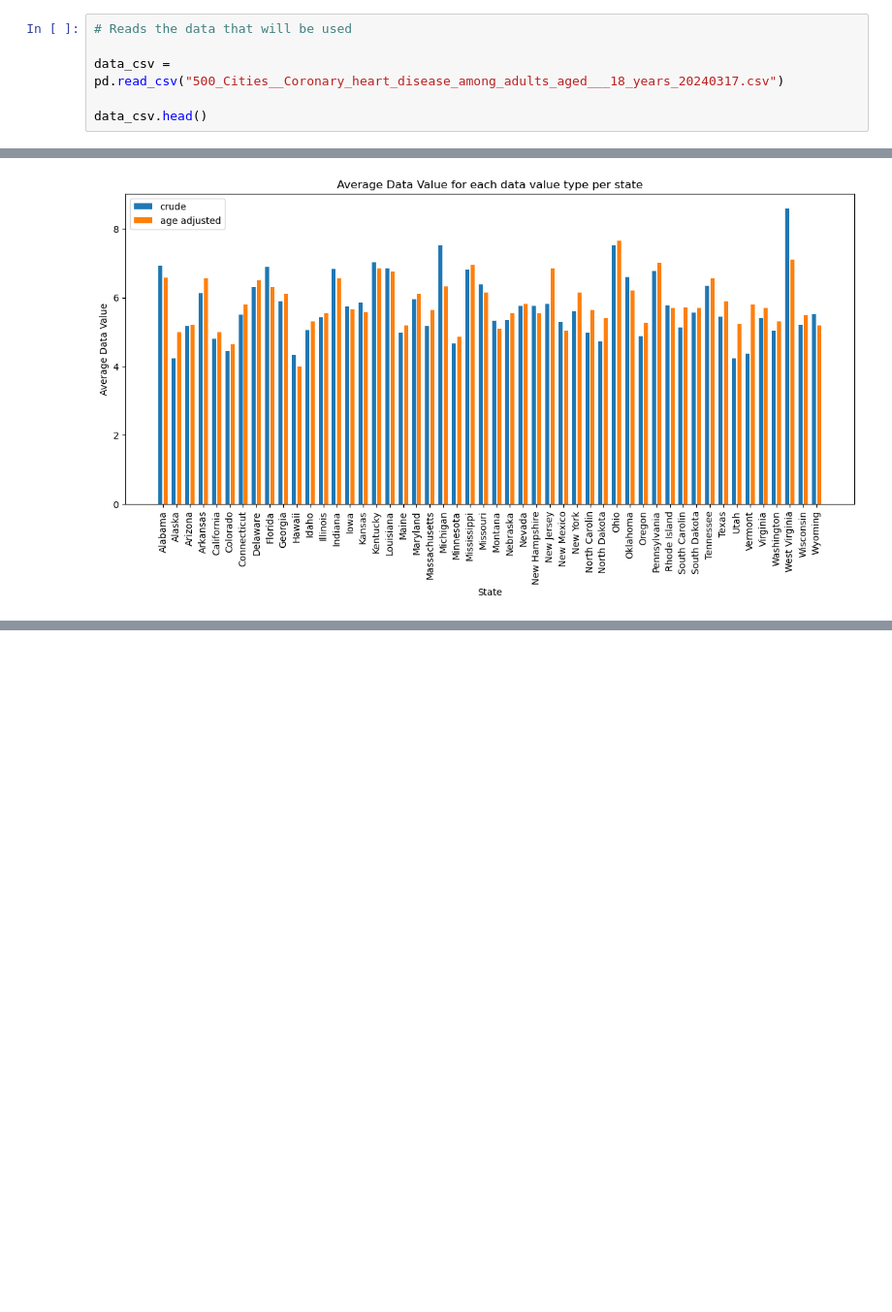
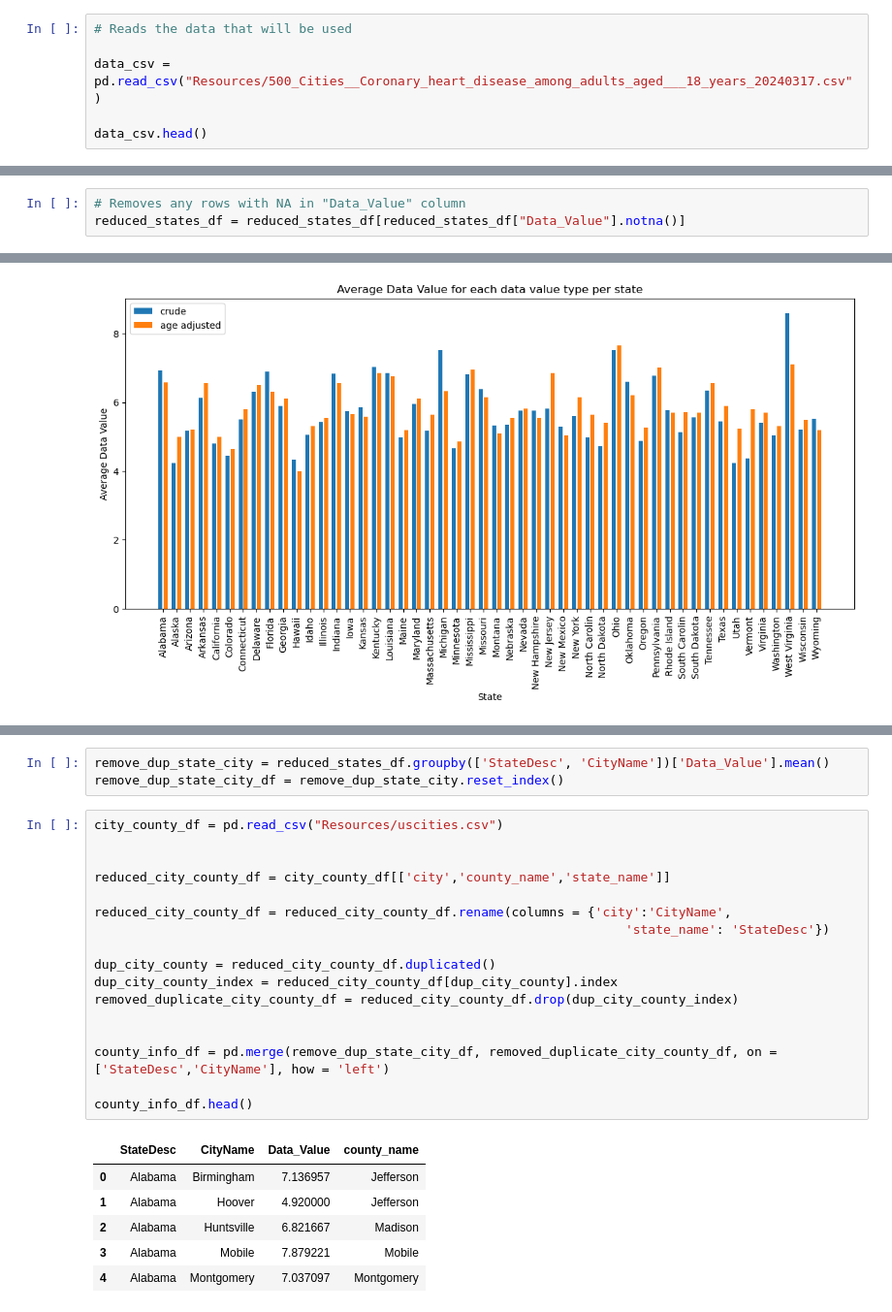
Before and after one commit to divya-jindal/project-1, a Jupyter notebook: Cities_heart_disease.ipynb, the cells around one changed output, grey strips where cells are left out. Shown at 97% size. Cells and saved outputs as stored; diff of their text form; blank space fills up the shorter version.

```diff
--- a/Cities_heart_disease.ipynb
+++ b/Cities_heart_disease.ipynb
@@ -7,7 +7,7 @@ from scipy.stats import linregress
 # %%
 # Reads the data that will be used
 
-data_csv = pd.read_csv("500_Cities__Coronary_heart_disease_among_adults_aged___18_years_20240317.csv")
+data_csv = pd.read_csv("Resources/500_Cities__Coronary_heart_disease_among_adults_aged___18_years_20240317.csv")
 
 data_csv.head()
 # %% [output]
@@ -80,6 +80,9 @@ reduced_states_df.head()
 | 2 | Arizona | Chandler | Crude prevalence | 3.8 | 236123 | (33.28318981, -111.852210033) |
 | 3 | Arizona | Surprise | Crude prevalence | 5.9 | 117517 | (33.6803835177, -112.452218439) |
 | 4 | California | Bellflower | Age-adjusted prevalence | 5.3 | 76616 | (33.8880417923, -118.127100236) |
+# %%
+# Removes any rows with NA in "Data_Value" column
+reduced_states_df = reduced_states_df[reduced_states_df["Data_Value"].notna()]
 # %%
 # Copies dataframe and extracts Longitude and latitude data from dataframe
 reduced_coordinates_df = reduced_states_df.copy()
@@ -264,0 +270,27 @@ plt.show()
+# %%
+remove_dup_state_city = reduced_states_df.groupby(['StateDesc', 'CityName'])['Data_Value'].mean()
+remove_dup_state_city_df = remove_dup_state_city.reset_index()
+# %%
+city_county_df = pd.read_csv("Resources/uscities.csv")
+
+
+reduced_city_county_df = city_county_df[['city','county_name','state_name']]
+
+reduced_city_county_df = reduced_city_county_df.rename(columns = {'city':'CityName',
+                                                                      'state_name': 'StateDesc'})
+
+dup_city_county = reduced_city_county_df.duplicated()
+dup_city_county_index = reduced_city_county_df[dup_city_county].index
+removed_duplicate_city_county_df = reduced_city_county_df.drop(dup_city_county_index)
+
+
+county_info_df = pd.merge(remove_dup_state_city_df, removed_duplicate_city_county_df, on = ['StateDesc','CityName'], how = 'left')
+
+county_info_df.head()
+# %% [output]
+|  | StateDesc | CityName | Data_Value | county_name |
+| 0 | Alabama | Birmingham | 7.136957 | Jefferson |
+| 1 | Alabama | Hoover | 4.920000 | Jefferson |
+| 2 | Alabama | Huntsville | 6.821667 | Madison |
+| 3 | Alabama | Mobile | 7.879221 | Mobile |
+| 4 | Alabama | Montgomery | 7.037097 | Montgomery |
```
Also changed, not shown: parts of 5 cells of this notebook, 5 other files.
